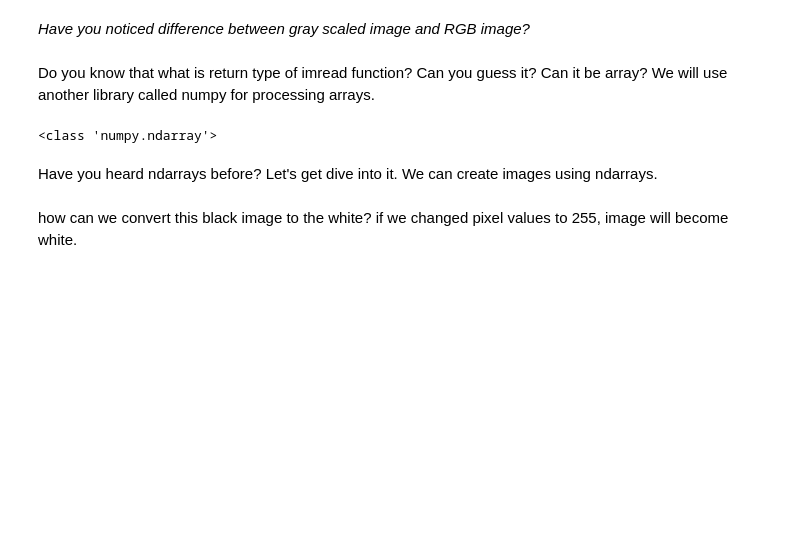
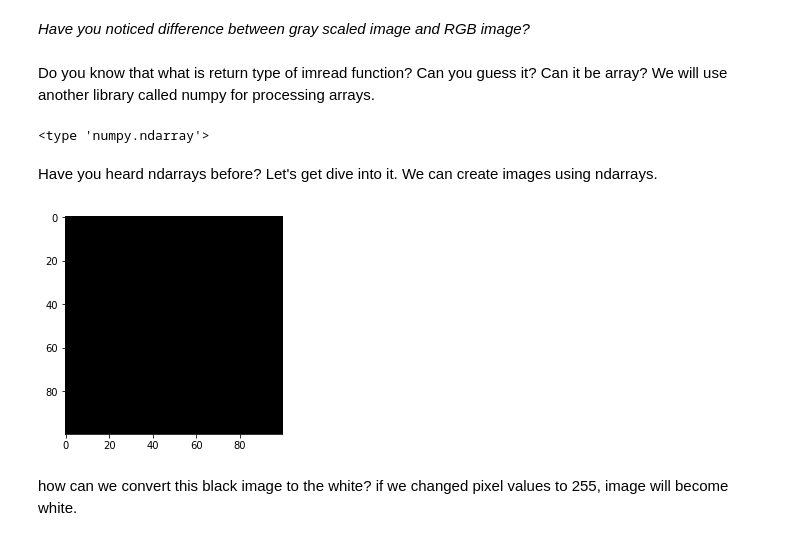
Before and after one commit to emrgry/ImageProcessingCourse, a Jupyter notebook: Image_Basics.ipynb, the cells around one changed output. Saved outputs shown, nothing was run; the diff lists cells and outputs as text; code cells hidden in the pictures; blank space fills up the shorter version.

```diff
--- a/Image_Basics.ipynb
+++ b/Image_Basics.ipynb
@@ -69,25 +73,32 @@ We will use another library called numpy for processing arrays.
 import numpy as np
 import cv2
 
-frame = cv2.imread('./mustang.jpg')
+frame = cv2.imread('mustang.jpg')
 print(type(frame))
 # %% [output]
-<class 'numpy.ndarray'>
+<type 'numpy.ndarray'>
 # %% [markdown]
 Have you heard ndarrays before? Let's get dive into it.
 We can create images using ndarrays.
 # %%
 import numpy as np
 import cv2
+from matplotlib import pyplot as plt
 
 black_image = np.zeros([100,100,3], dtype=np.uint8) # this will create 100x100 (width x height) black image.
                                     # it is black because (all pixels have 0 value)
+frame = cv2.cvtColor(black_image,cv2.COLOR_RGB2BGR)
+plt.figure()
+plt.imshow(frame)
+plt.show()
 
-cv2.imshow("black_image", black_image)
+#cv2.imshow("black_image", black_image)
 
-cv2.waitKey()
+#cv2.waitKey()
 
-cv2.destroyAllWindows()
+#cv2.destroyAllWindows()
+# %% [output]
+[figure, added]
 # %% [markdown]
 how can we convert this black image to the white?
 if we changed pixel values to 255, image will become white.
```
Also changed, not shown: parts of 13 cells of this notebook, 1 other file.
